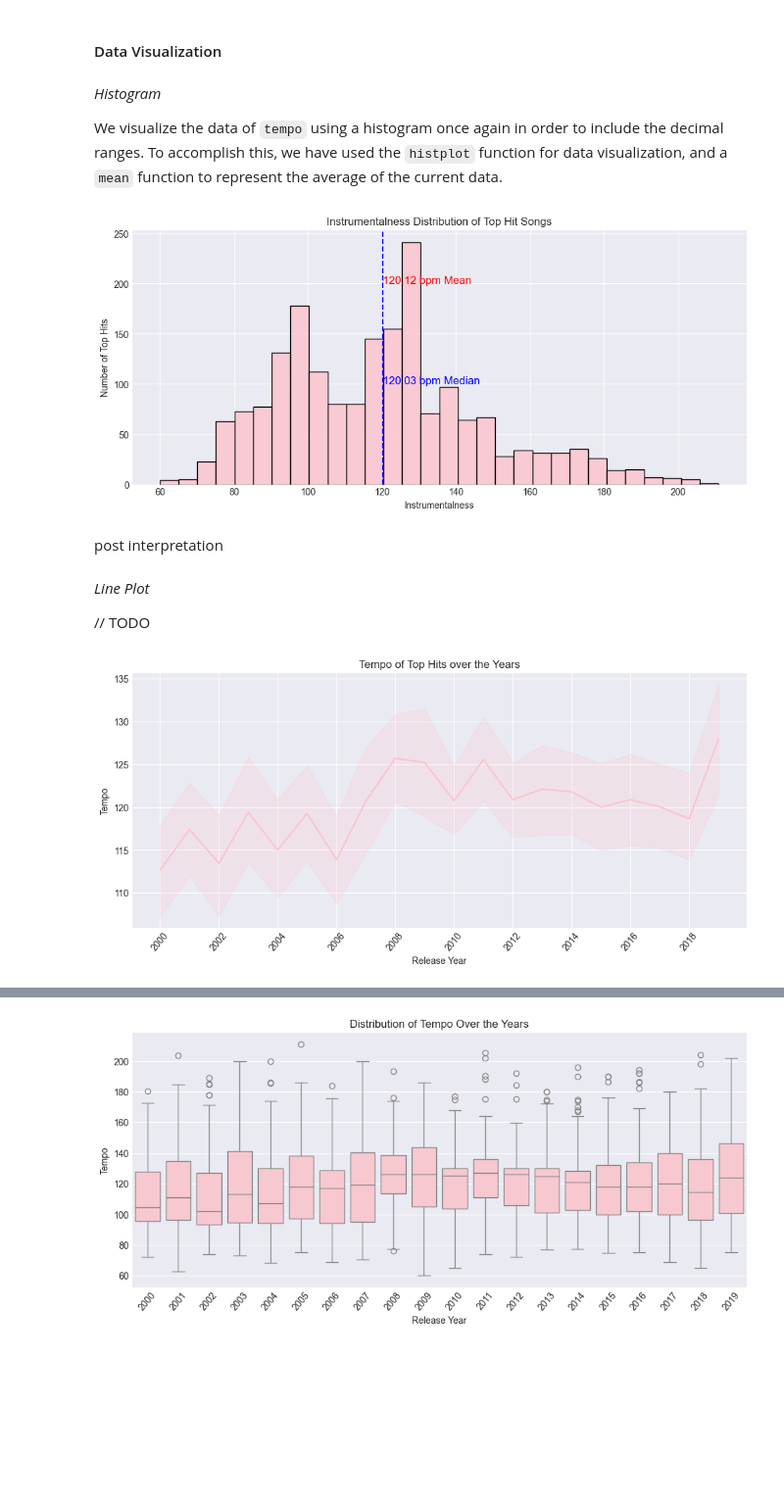
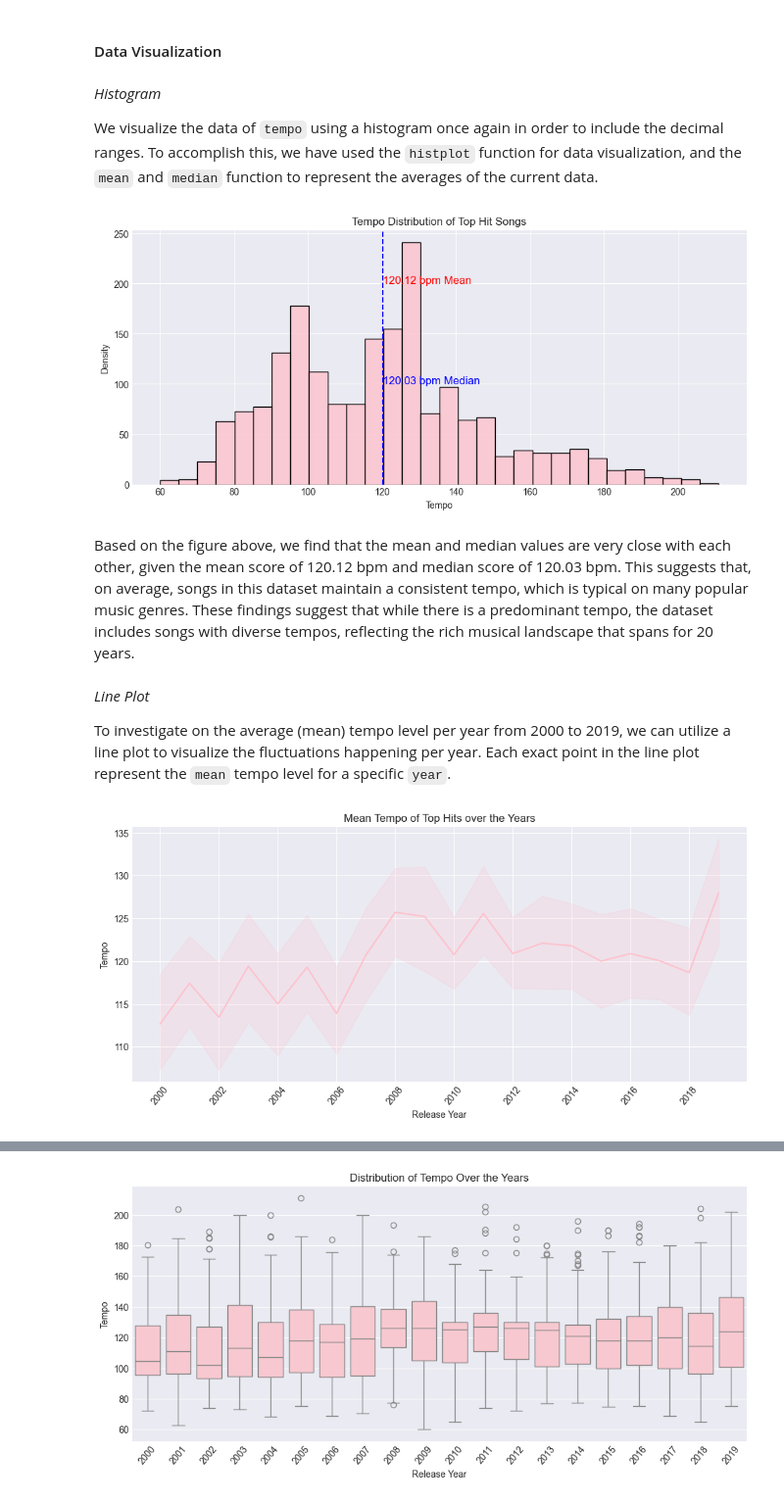
Before and after one commit to angelocguerra/csmodel-casestudy, a Jupyter notebook: MCO1.ipynb, the cells around one changed output, grey strips where cells are left out. Shown at 98% size. Cells and saved outputs as stored; diff of their text form; code cells hidden in the pictures; blank space fills up the shorter version.

```diff
--- a/MCO1.ipynb
+++ b/MCO1.ipynb
@@ -739,46 +778,45 @@ tempo.round(2)
 # %% [markdown]
 *Histogram*
 
-We visualize the data of `tempo` using a histogram once again in order to include the decimal ranges. To accomplish this, we have used the `histplot` function for data visualization, and a `mean` function to represent the average of the current data.
+We visualize the data of `tempo` using a histogram once again in order to include the decimal ranges. To accomplish this, we have used the `histplot` function for data visualization, and the  `mean` and `median` function to represent the averages of the current data.
 # %%
 # generate the histogram
 plt.figure(figsize=(12, 5))
 ax = sb.histplot(data = spotify_df, x = 'tempo', bins = 30, color = 'pink')
 
 # add vertical line for mean
 plt.axvline(x = np.mean(spotify_df.tempo), color = 'red', linestyle = '--')
 plt.text(x = np.mean(spotify_df.tempo) + 0.01, y = 200, s = '120.12 bpm Mean', color = 'red', fontsize = 12)
 
 # add vertical line for median
 plt.axvline(x = np.mean(spotify_df.tempo), color = 'blue', linestyle = '--')
 plt.text(x = np.mean(spotify_df.tempo) + 0.01, y = 100, s = '120.03 bpm Median', color = 'blue', fontsize = 12)
 
 # add labels
-plt.title('Instrumentalness Distribution of Top Hit Songs')
-plt.xlabel('Instrumentalness')
-plt.ylabel('Number of Top Hits')
+plt.title('Tempo Distribution of Top Hit Songs')
+plt.xlabel('Tempo')
+plt.ylabel('Density')
 
 plt.show()
 # %% [output]
-[figure, old version]
+[figure, new version]
 # %% [markdown]
-post interpretation
+Based on the figure above, we find that the mean and median values are very close with each other, given the mean score of 120.12 bpm and median score of 120.03 bpm. This suggests that, on average, songs in this dataset maintain a consistent tempo, which is typical on many popular music genres. These findings suggest that while there is a predominant tempo, the dataset includes songs with diverse tempos, reflecting the rich musical landscape that spans for 20 years.
 # %% [markdown]
 *Line Plot*
 
-// TODO
+To investigate on the average (mean) tempo level per year from 2000 to 2019, we can utilize a line plot to visualize the fluctuations happening per year. Each exact point in the line plot represent the `mean` tempo level for a specific `year`.
 # %%
-# TODO code
 plt.figure(figsize=(12, 5))
 ax = sb.lineplot(data = spotify_df, x = 'year', y = 'tempo', color = 'pink')
 
 # add labels
-plt.title('Tempo of Top Hits over the Years')
+plt.title('Mean Tempo of Top Hits over the Years')
 plt.xlabel('Release Year')
 plt.ylabel('Tempo')
 plt.xticks(np.arange(2000, 2020, 2), rotation=50)
 
 plt.show()
 # %% [output]
-[figure, old version]
+[figure, new version]
 # %% [markdown]
```
Also changed, not shown: parts of 45 cells of this notebook.
